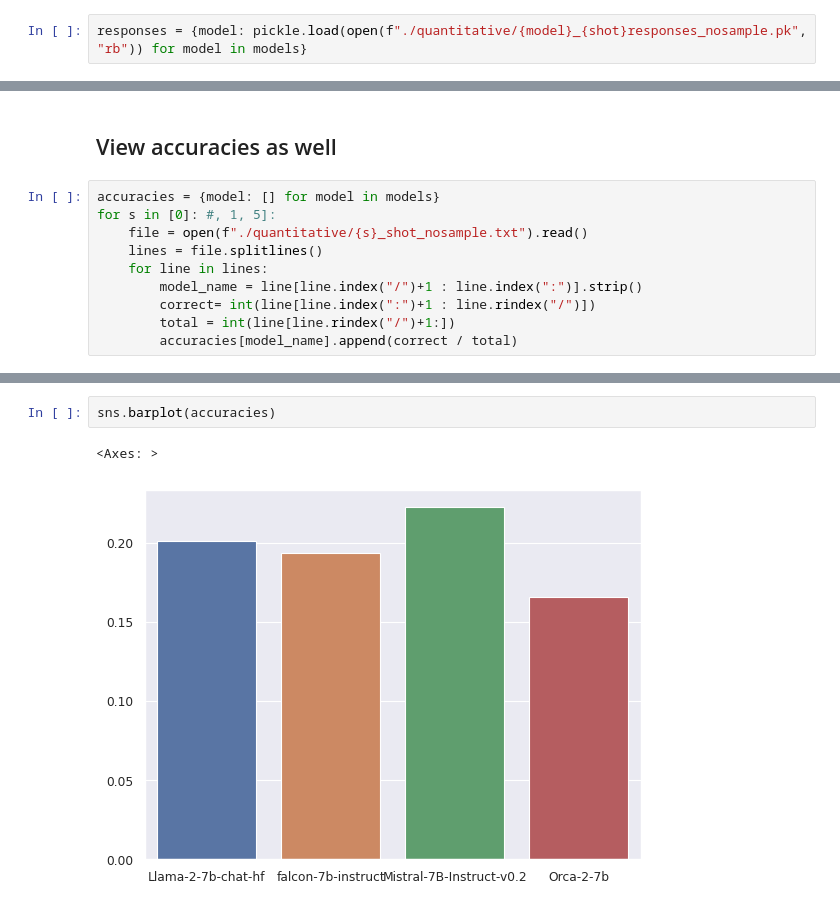
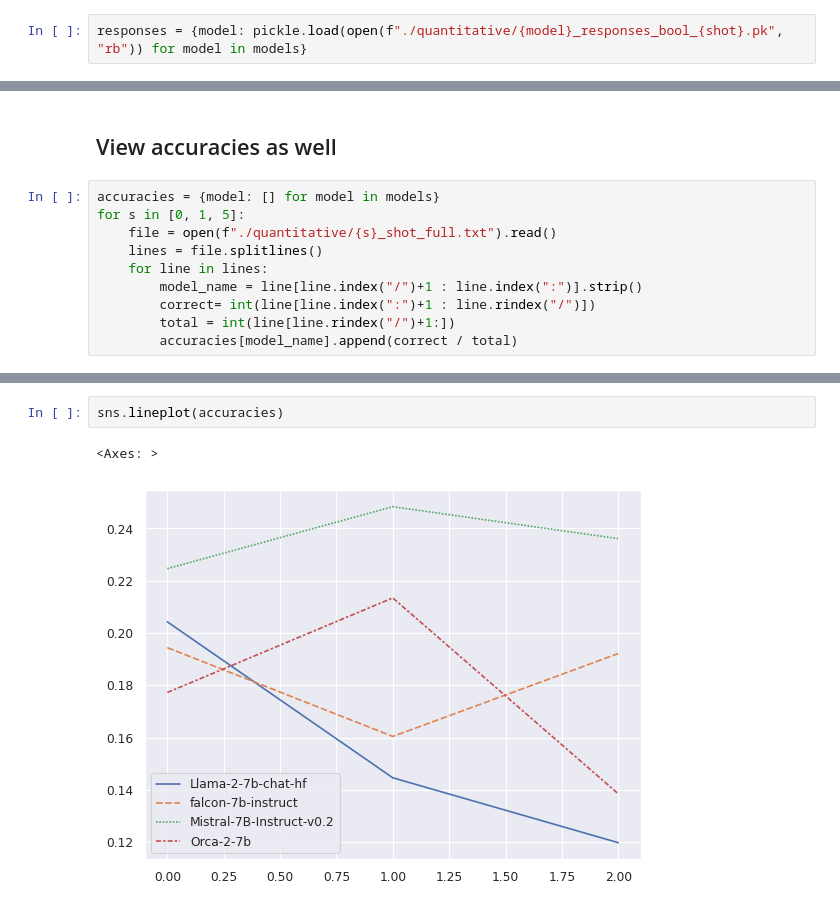
Before and after one commit to chrehall68/mlvis, a Jupyter notebook: label_vis.ipynb, the cells around one changed output, grey strips where cells are left out. Drawn from its saved outputs; the diff is of its cells as text.

Commit message:
add full precision experiment, change presentation formats

```diff
--- a/label_vis.ipynb
+++ b/label_vis.ipynb
@@ -13,5 +13,5 @@ sns.set_theme("paper")
 models = ["Llama-2-7b-chat-hf", "falcon-7b-instruct", "Mistral-7B-Instruct-v0.2", "Orca-2-7b"]
 shot = "0"
 # %%
-responses = {model: pickle.load(open(f"./quantitative/{model}_{shot}responses_nosample.pk", "rb")) for model in models}
+responses = {model: pickle.load(open(f"./quantitative/{model}_responses_bool_{shot}.pk", "rb")) for model in models}
 # %%
@@ -52,8 +54,8 @@ Text(0.5, 1.0, '0-shot Deterministic Responses on Liar')
 ## View accuracies as well
 # %%
 accuracies = {model: [] for model in models}
-for s in [0]: #, 1, 5]:
-    file = open(f"./quantitative/{s}_shot_nosample.txt").read()
+for s in [0, 1, 5]:
+    file = open(f"./quantitative/{s}_shot_full.txt").read()
     lines = file.splitlines()
     for line in lines:
         model_name = line[line.index("/")+1 : line.index(":")].strip()
@@ -70,5 +87,5 @@ accuracies
 # %%
-sns.barplot(accuracies)
+sns.lineplot(accuracies)
 # %% [output]
 <Axes: >
-[figure, old version]
+[figure, new version]
```
Also changed, not shown: parts of 7 cells of this notebook, 4 other files.
